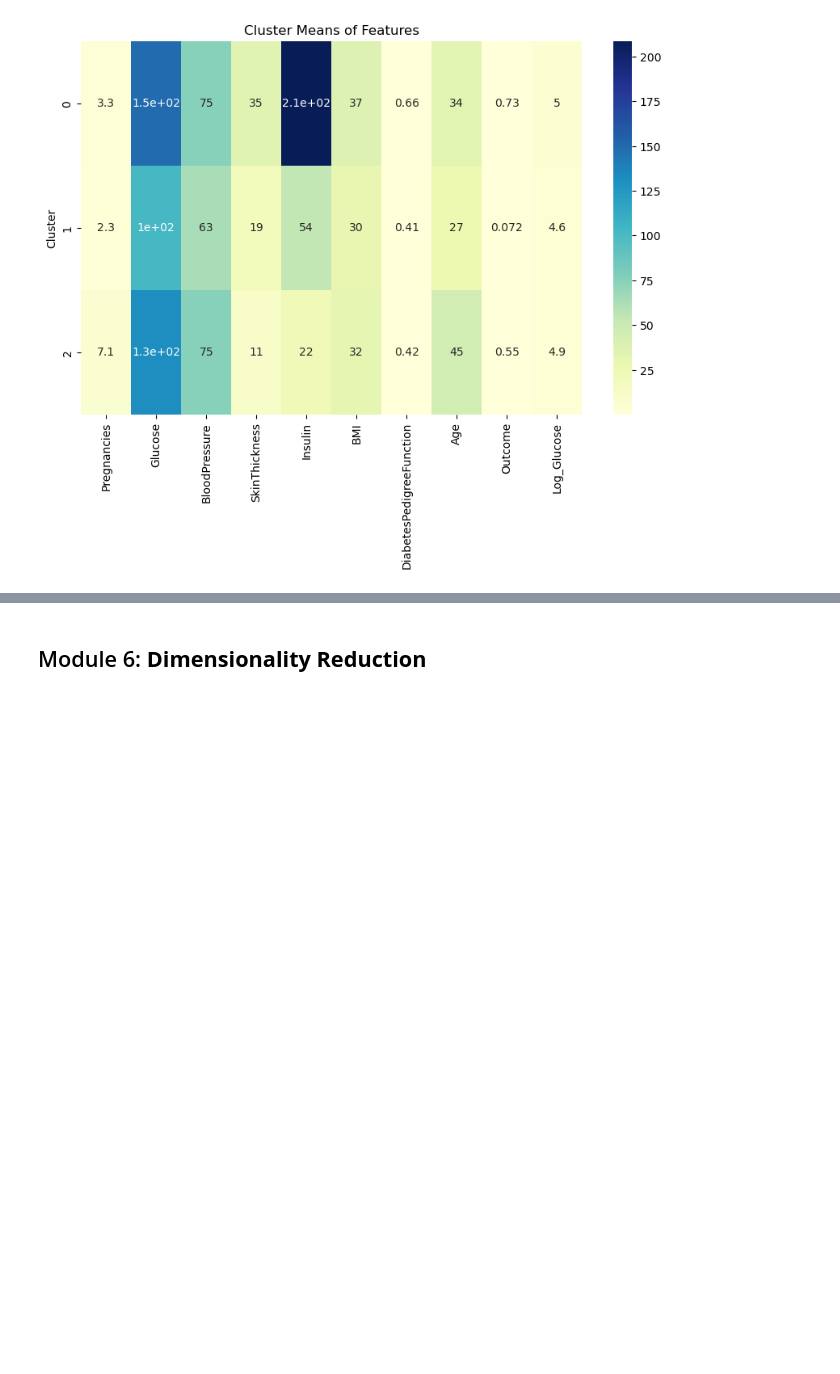
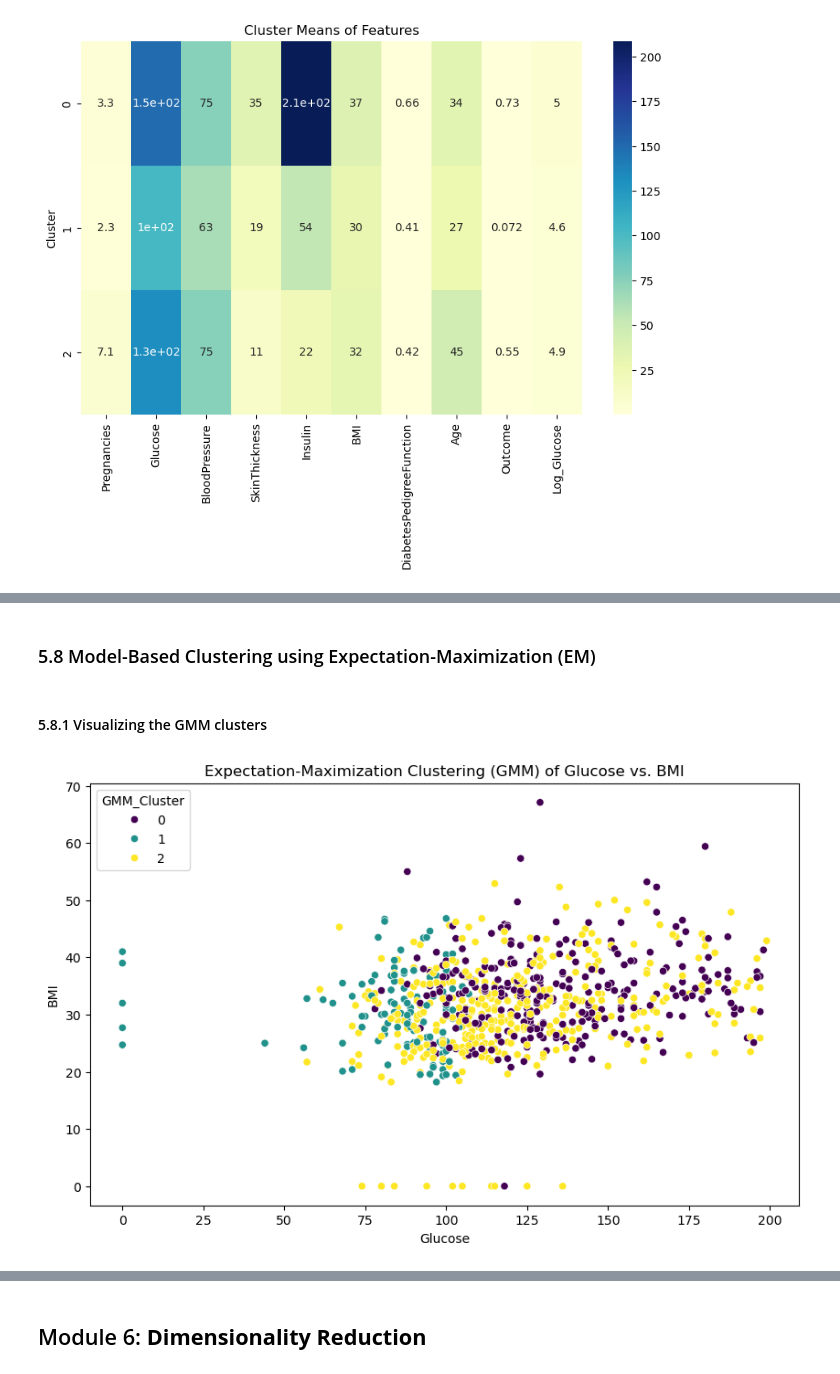
Before and after one commit to naveen2964/21BDS0266_EDA, a Jupyter notebook: Digital Assignment EDA.ipynb, the cells around one changed output, grey strips where cells are left out. Drawn from its saved outputs; the diff is of its cells as text; code cells hidden in the pictures; blank space fills up the shorter version.

```diff
--- a/Digital Assignment EDA.ipynb
+++ b/Digital Assignment EDA.ipynb
@@ -499,0 +546,19 @@ plt.show()
+# %% [markdown]
+### 5.8 Model-Based Clustering using Expectation-Maximization (EM)
+# %%
+from sklearn.mixture import GaussianMixture
+
+# Apply Gaussian Mixture Model (GMM) using EM
+gmm = GaussianMixture(n_components=3, random_state=42)
+data['GMM_Cluster'] = gmm.fit_predict(scaled_data)
+# %% [markdown]
+#### 5.8.1 Visualizing the GMM clusters
+# %%
+plt.figure(figsize=(10, 6))
+sns.scatterplot(data=data, x='Glucose', y='BMI', hue='GMM_Cluster', palette='viridis')
+plt.title("Expectation-Maximization Clustering (GMM) of Glucose vs. BMI")
+plt.xlabel("Glucose")
+plt.ylabel("BMI")
+plt.show()
+# %% [output]
+[figure, added]
```
Also changed, not shown: parts of 18 cells of this notebook.
